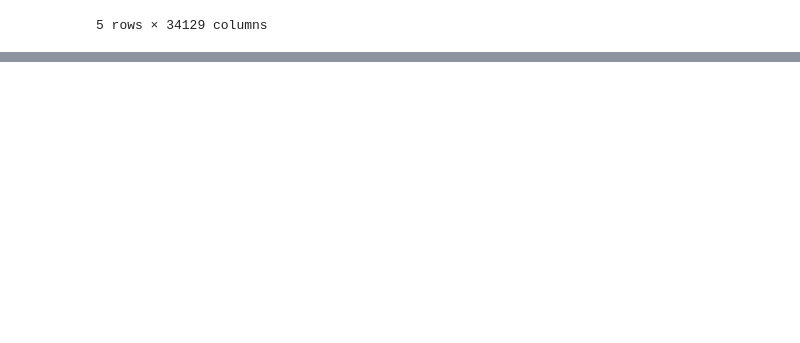
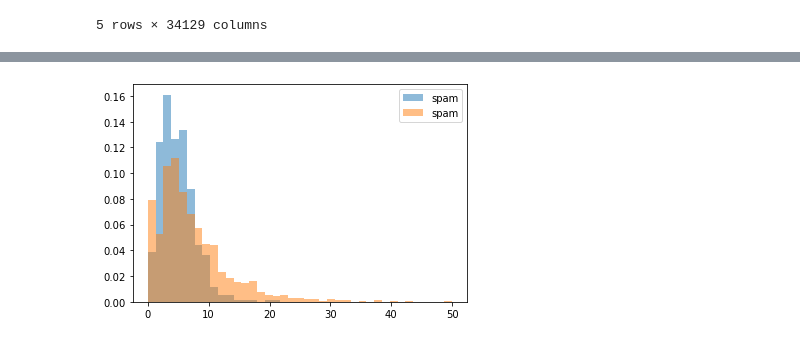
Before and after one commit to FanusArefaine/NLP-Essentials, a Jupyter notebook: NLP.ipynb, the cells around one changed output, grey strips where cells are left out. Drawn from its saved outputs; the diff is of its cells as text; code cells hidden in the pictures; blank space fills up the shorter version.

```diff
--- a/NLP.ipynb
+++ b/NLP.ipynb
@@ -699,0 +754,12 @@ X_counts_df.head()
+# %%
+# Evaluating punctuation %
+
+bins = np.linspace(0,50,40)
+
+plt.hist(text_body[text_body['labels'] == 'spam']['punct%'], bins, alpha=0.5, normed=True, label='spam')
+plt.hist(text_body[text_body['labels'] == 'ham']['punct%'], bins, alpha=0.5, normed=True, label='spam')
+
+plt.legend(loc= 'upper right')
+plt.show()
+# %% [output]
+[figure, added]
```
Also changed, not shown: parts of 15 cells of this notebook.
